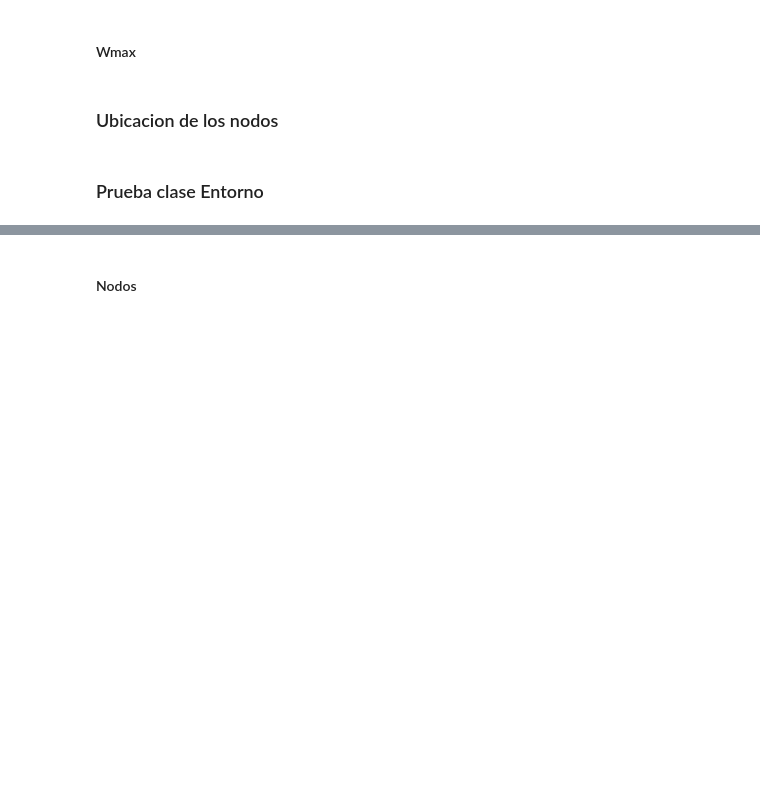
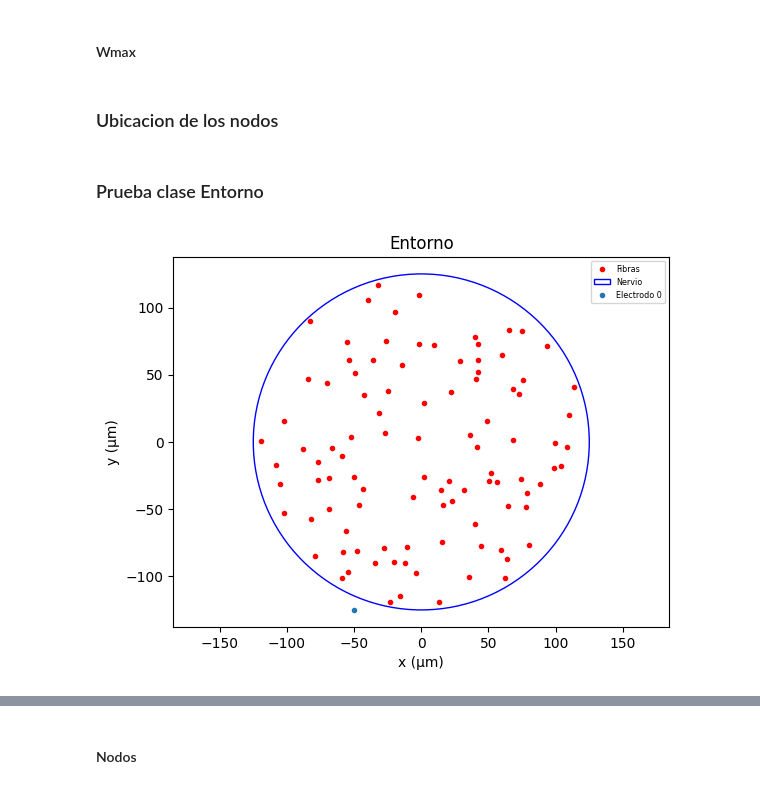
Before and after one commit to rmserra/proyecto-de-graduacion, a Jupyter notebook: modelo_poo.ipynb, the cells around one changed output, grey strips where cells are left out. Saved outputs shown, nothing was run; the diff lists cells and outputs as text; code cells hidden in the pictures; blank space fills up the shorter version.

```diff
--- a/modelo_poo.ipynb
+++ b/modelo_poo.ipynb
@@ -1071,6 +1149,8 @@ a.crear_electrodo(tipo='poligono',lista_coordenadas = [(-25,-150),(25,-150),(25,
 a.dibujar_entorno(forma_ploteo='fibras_con_diametro')
 # %%
 a = Entorno()
-a.crear_nervio(metodo_poblacion = 'uniforme_con_superposicion',diametro_fibra=5,distancia_nodos=100,longitud=50000,porcentaje_cobertura=100,num_fibras=5)
+a.crear_nervio(metodo_poblacion = 'uniforme_sin_superposicion',diametro_fibra=5,distancia_nodos=100,longitud=50000,porcentaje_cobertura=50,num_fibras=100)
 a.crear_electrodo(tipo='punto',pos_x = -50,pos_y = -125,pos_z = 25000,zona_influencia=10000,grosor=2000,funcion = funcion_gaussiana)
 a.dibujar_entorno()
+# %% [output]
+[figure, added]
```
Also changed, not shown: parts of 10 cells of this notebook, 1 other file.
